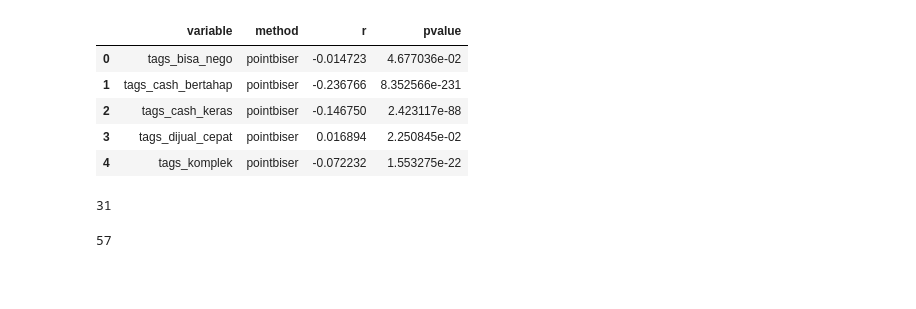
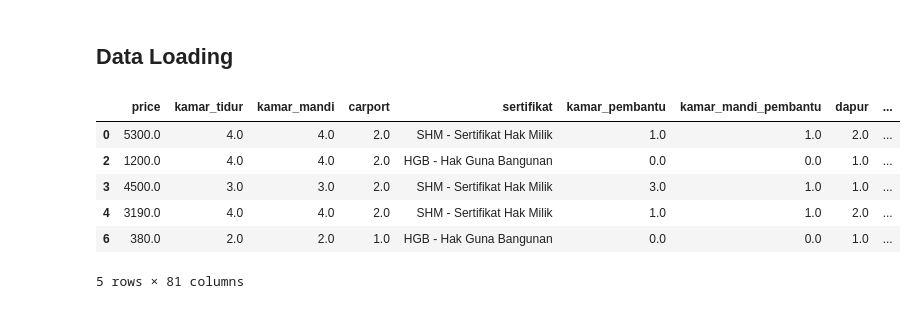
Before and after one commit to fahminlb33/bogor-house-price, a Jupyter notebook: notebooks/eda_corr.ipynb, the cells around one changed output. Saved outputs shown, nothing was run; the diff lists cells and outputs as text; code cells hidden in the pictures; blank space fills up the shorter version.

Commit message:
feat: correlation notebook

```diff
--- a/notebooks/eda_corr.ipynb
+++ b/notebooks/eda_corr.ipynb
@@ -5,18 +7,14 @@ import seaborn as sns
+# %% [markdown]
+## Data Loading
 # %%
-df = pd.read_parquet("../dataset/etl/L3.correlations.parquet")
+df = pd.read_parquet("../dataset/etl/L2.regression_inliers.parquet")
+df = df.drop(columns=["id", "installment", "description", "url", "last_modified_at", "scraped_at", "district", "city"])
 df.head()
 # %% [output]
-|  | variable | method | r | pvalue |
-| 0 | tags_bisa_nego | pointbiser | -0.014723 | 4.677036e-02 |
-| 1 | tags_cash_bertahap | pointbiser | -0.236766 | 8.352566e-231 |
-| 2 | tags_cash_keras | pointbiser | -0.146750 | 2.423117e-88 |
-| 3 | tags_dijual_cepat | pointbiser | 0.016894 | 2.250845e-02 |
-| 4 | tags_komplek | pointbiser | -0.072232 | 1.553275e-22 |
+|  | price | kamar_tidur | kamar_mandi | carport | sertifikat | kamar_pembantu | kamar_mandi_pembantu | dapur | ... |
+| 0 | 5300.0 | 4.0 | 4.0 | 2.0 | SHM - Sertifikat Hak Milik | 1.0 | 1.0 | 2.0 | ... |
+| 2 | 1200.0 | 4.0 | 4.0 | 2.0 | HGB - Hak Guna Bangunan | 0.0 | 0.0 | 1.0 | ... |
+| 3 | 4500.0 | 3.0 | 3.0 | 2.0 | SHM - Sertifikat Hak Milik | 3.0 | 1.0 | 1.0 | ... |
+| 4 | 3190.0 | 4.0 | 4.0 | 2.0 | SHM - Sertifikat Hak Milik | 1.0 | 1.0 | 2.0 | ... |
+| 6 | 380.0 | 2.0 | 2.0 | 1.0 | HGB - Hak Guna Bangunan | 0.0 | 0.0 | 1.0 | ... |
+5 rows × 81 columns
-# %%
-len(df[np.abs(df["r"]) > 0.1])
-# %% [output]
-31
-# %%
-len(df[df["pvalue"] < 0.05])
-# %% [output]
-57
```
Also changed, not shown: parts of 14 cells of this notebook.
